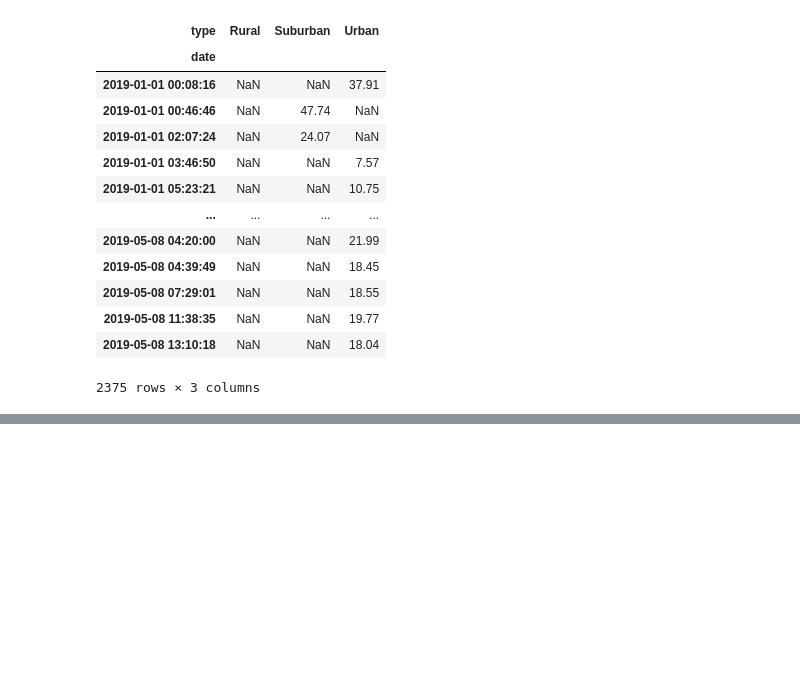
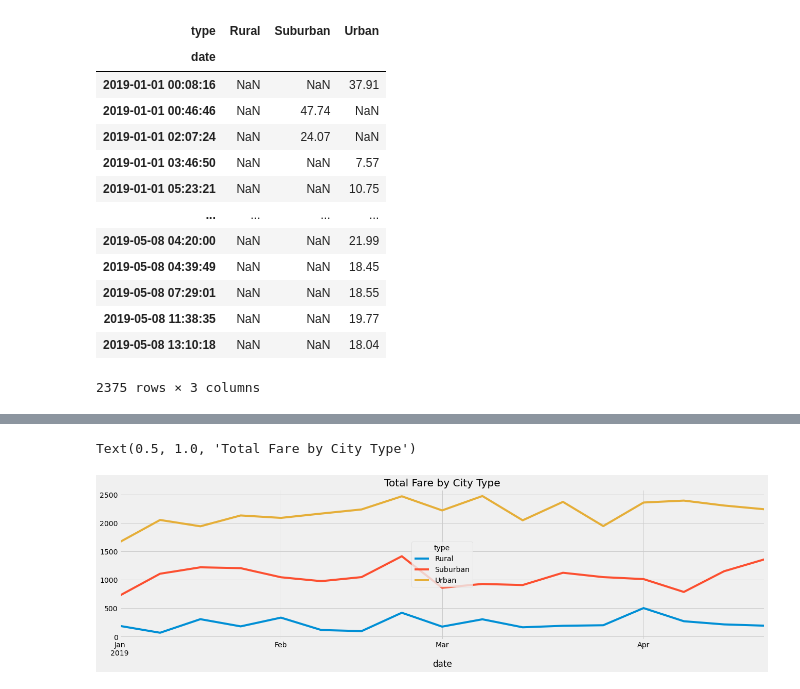
Before and after one commit to ianhernandezz/PyBer_Analysis, a Jupyter notebook: PyBer_Challenge_starter_code.ipynb, the cells around one changed output, grey strips where cells are left out. Cells and saved outputs as stored; diff of their text form; code cells hidden in the pictures; blank space fills up the shorter version.

```diff
--- a/PyBer_Challenge_starter_code.ipynb
+++ b/PyBer_Challenge_starter_code.ipynb
@@ -181,3 +181,5 @@ sum_of_fare_by_type_pivot
 2375 rows × 3 columns
 # %%
 # 5. Create a new DataFrame from the pivot table DataFrame using loc on the given dates, '2019-01-01':'2019-04-29'.
+fares_Jan_April = sum_of_fare_by_type_pivot.loc['2019-01-01':'2019-04-29']
+fares_Jan_April.head(10)
@@ -184,3 +199,5 @@ sum_of_fare_by_type_pivot
 # %%
 # 6. Set the "date" index to datetime datatype. This is necessary to use the resample() method in Step 8.
 # df.index = pd.to_datetime(df.index)
+fares_Jan_April.index  = pd.to_datetime(fares_Jan_April.index)
+fares_Jan_April
@@ -189,2 +233,4 @@ sum_of_fare_by_type_pivot
 # %%
 # 8. Create a new DataFrame using the "resample()" function by week 'W' and get the sum of the fares for each week.
+weekly_fares_df = fares_Jan_April.resample("W").sum()
+weekly_fares_df
@@ -191,7 +257,14 @@ sum_of_fare_by_type_pivot
 # %%
 # 8. Using the object-oriented interface method, plot the resample DataFrame using the df.plot() function.
 
 # Import the style from Matplotlib.
 from matplotlib import style
 # Use the graph style fivethirtyeight.
 style.use('fivethirtyeight')
+
+ax =  weekly_fares_df.plot(figsize= (20,5))
+ax.set_title("Total Fare by City Type")
+az
+# %% [output]
+Text(0.5, 1.0, 'Total Fare by City Type')
+[figure, added]
```
Also changed, not shown: parts of 5 cells of this notebook.
